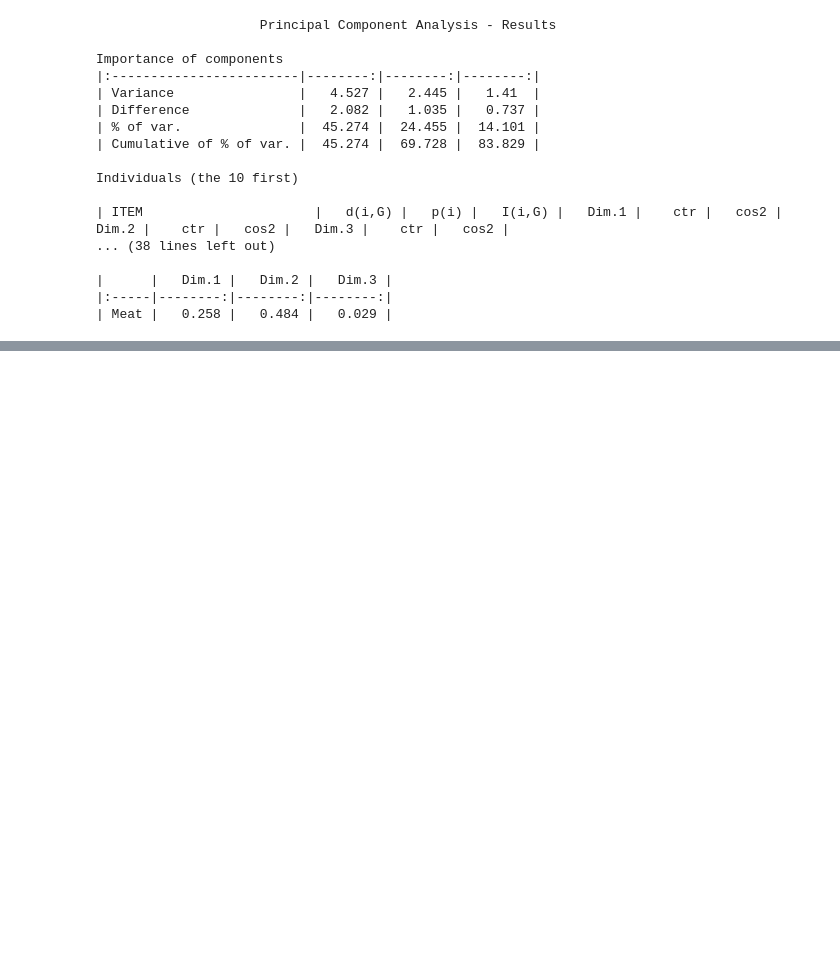
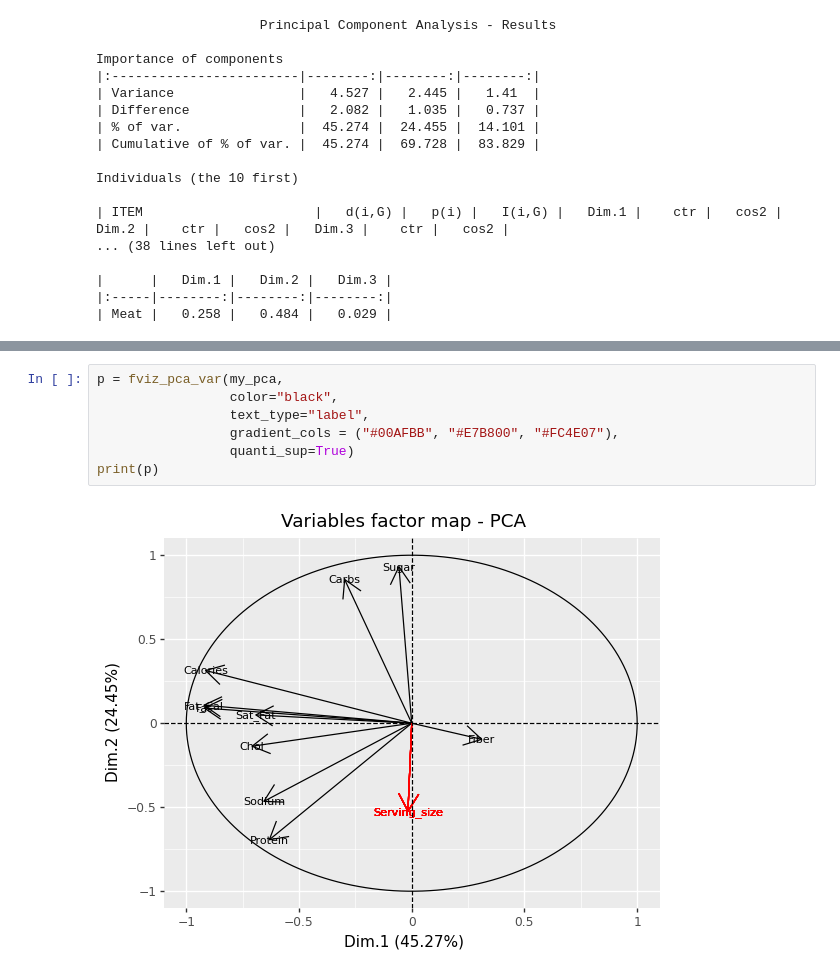
Before and after one commit to enfantbenidedieu/scientisttools, a Jupyter notebook: pca_example.ipynb, the cells around one changed output, grey strips where cells are left out. Saved outputs shown, nothing was run; the diff lists cells and outputs as text; blank space fills up the shorter version.

```diff
--- a/pca_example.ipynb
+++ b/pca_example.ipynb
@@ -935,0 +939,9 @@ print(p)
+# %%
+p = fviz_pca_var(my_pca,
+                 color="black",
+                 text_type="label",
+                 gradient_cols = ("#00AFBB", "#E7B800", "#FC4E07"),
+                 quanti_sup=True)
+print(p)
+# %% [output]
+[figure, added]
```
Also changed, not shown: parts of 2 cells of this notebook, 4 other files.
